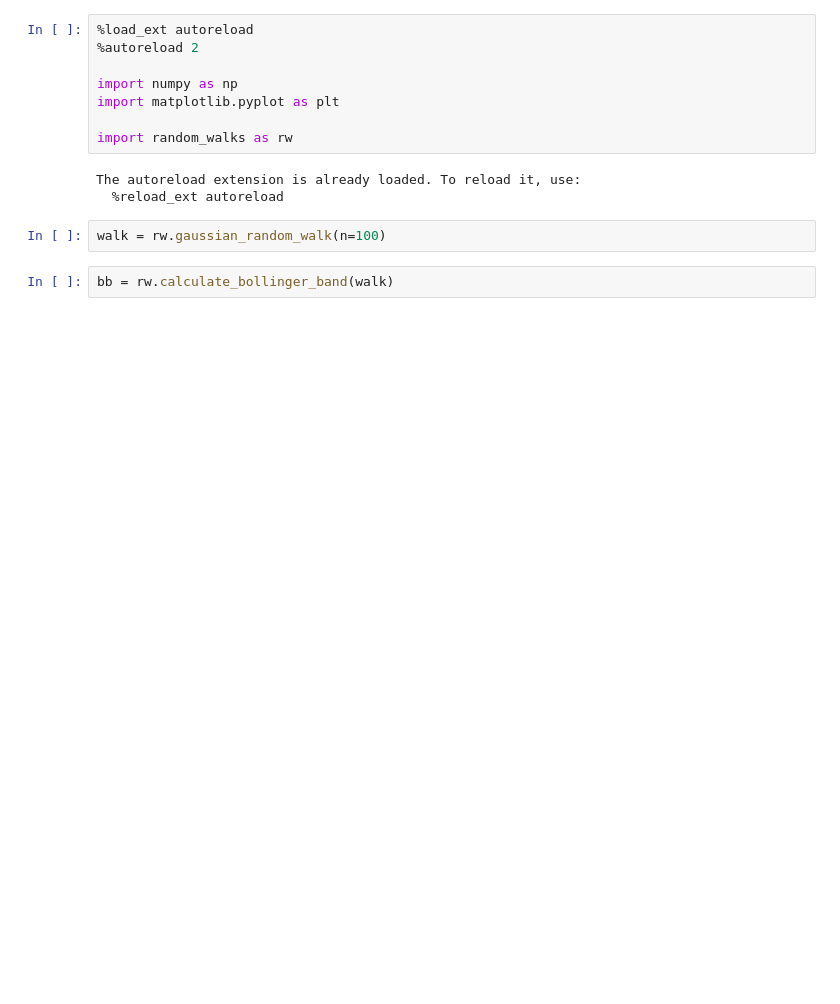
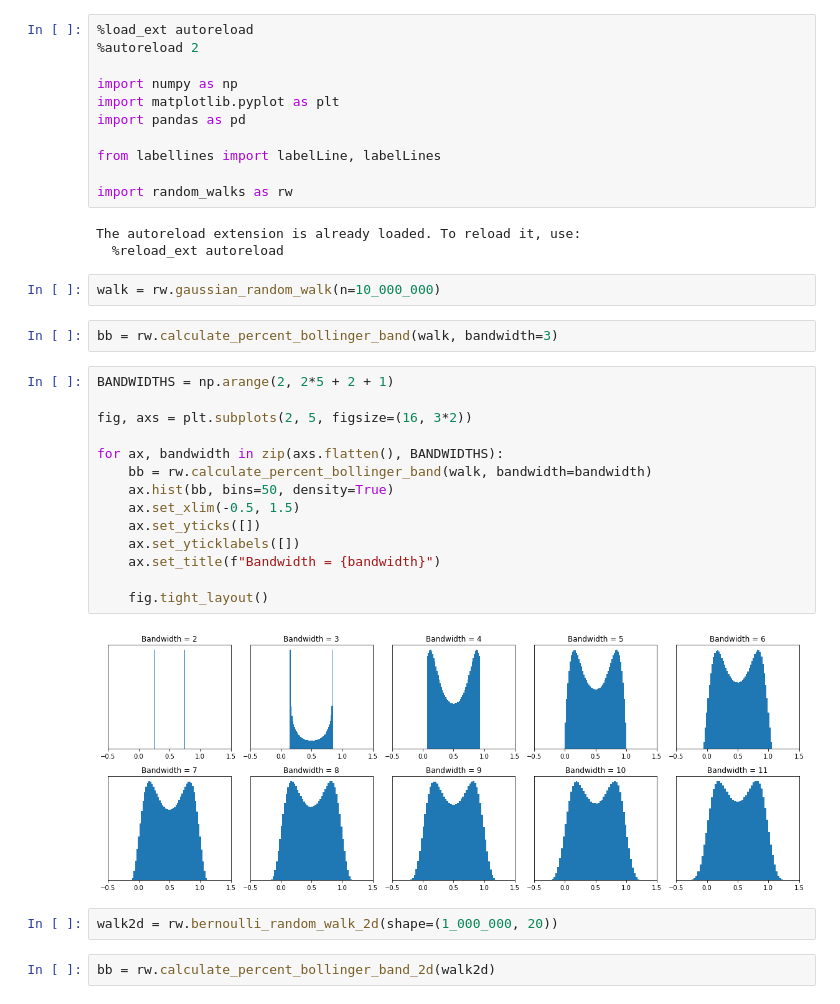
Before and after one commit to madrury/bimodal-random-walks, a Jupyter notebook: bimodal-random-walks.ipynb, the cells around one changed output. Drawn from its saved outputs; the diff is of its cells as text; blank space fills up the shorter version.

```diff
--- a/bimodal-random-walks.ipynb
+++ b/bimodal-random-walks.ipynb
@@ -4,13 +4,36 @@
 
 import numpy as np
 import matplotlib.pyplot as plt
+import pandas as pd
+
+from labellines import labelLine, labelLines
 
 import random_walks as rw
 # %% [output]
 The autoreload extension is already loaded. To reload it, use:
   %reload_ext autoreload
 # %%
-walk = rw.gaussian_random_walk(n=100)
+walk = rw.gaussian_random_walk(n=10_000_000)
 # %%
-bb = rw.calculate_bollinger_band(walk)
+bb = rw.calculate_percent_bollinger_band(walk, bandwidth=3)
+# %%
+BANDWIDTHS = np.arange(2, 2*5 + 2 + 1)
+
+fig, axs = plt.subplots(2, 5, figsize=(16, 3*2))
+
+for ax, bandwidth in zip(axs.flatten(), BANDWIDTHS):
+    bb = rw.calculate_percent_bollinger_band(walk, bandwidth=bandwidth)
+    ax.hist(bb, bins=50, density=True)
+    ax.set_xlim(-0.5, 1.5)
+    ax.set_yticks([])
+    ax.set_yticklabels([])
+    ax.set_title(f"Bandwidth = {bandwidth}")
+
+    fig.tight_layout()
+# %% [output]
+[figure, added]
+# %%
+walk2d = rw.bernoulli_random_walk_2d(shape=(1_000_000, 20))
+# %%
+bb = rw.calculate_percent_bollinger_band_2d(walk2d)
 # %%
```
Also changed, not shown: parts of 10 cells of this notebook, 1 other file.
